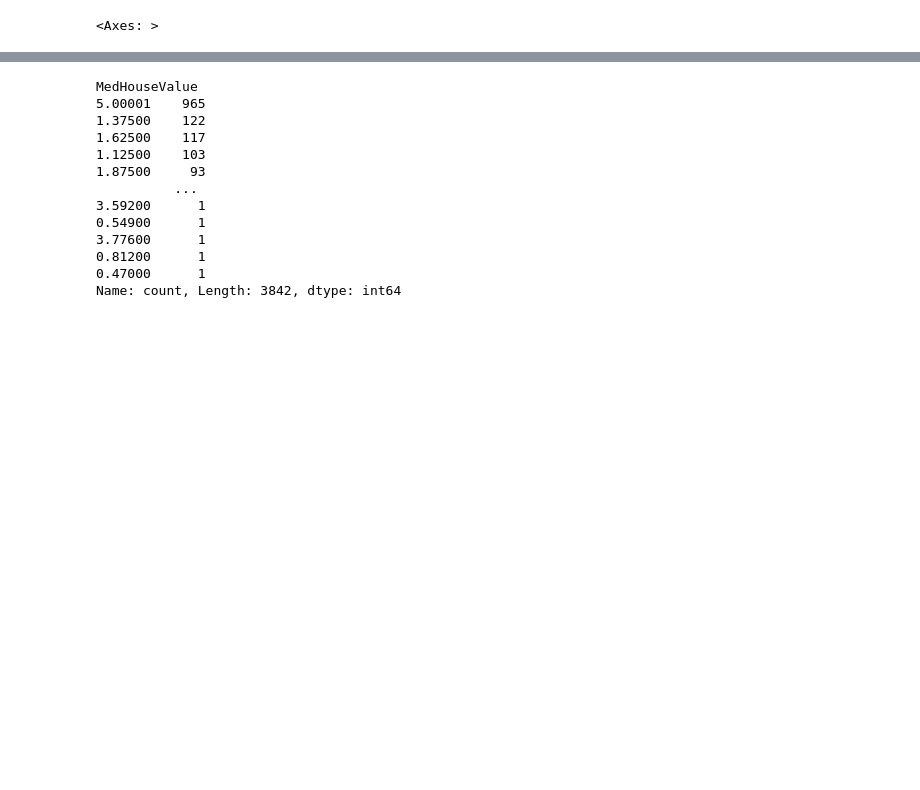
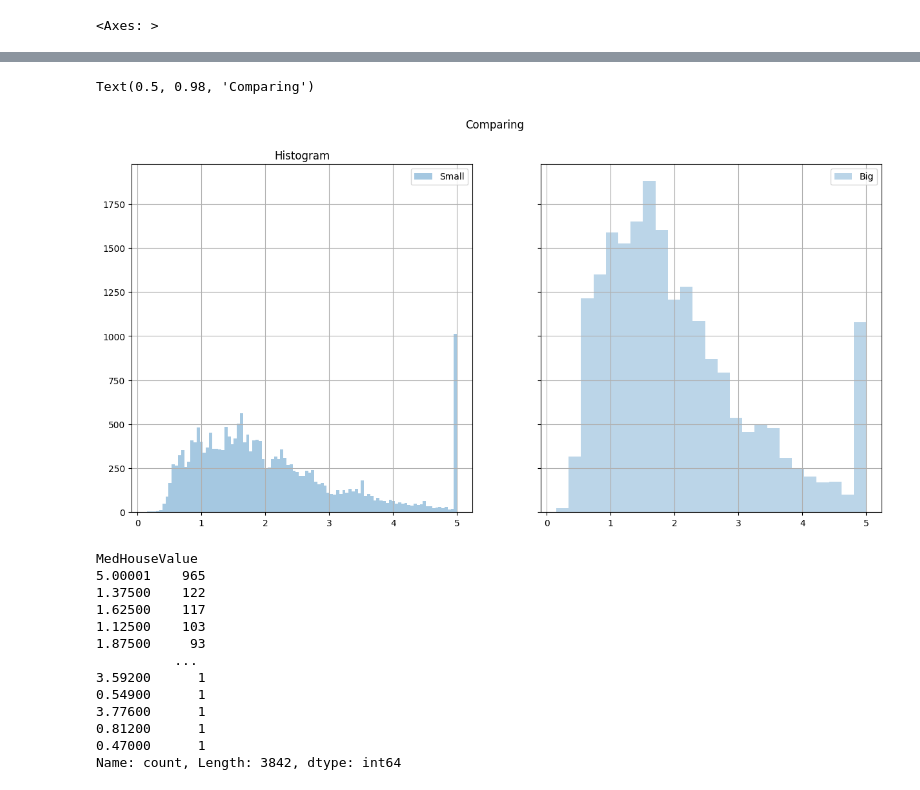
Before and after one commit to bipin-a/aidi-1100, a Jupyter notebook: lecture_material/Week6.ipynb, the cells around one changed output, grey strips where cells are left out. Drawn from its saved outputs; the diff is of its cells as text; code cells hidden in the pictures; blank space fills up the shorter version.

```diff
--- a/lecture_material/Week6.ipynb
+++ b/lecture_material/Week6.ipynb
@@ -459,3 +543,35 @@ fig.legend()
+# %%
+fig, axes = plt.subplots(
+    1,2,
+    figsize=(15,7),
+    sharey=True,
+)
+
+data_df['MedHouseValue'].hist(
+    bins=100,
+    ax=axes[0],
+    alpha = 0.4, # Opacity
+    label='Small', # Label on the legend
+)
+
+axes[0].legend() # Enable legend directly on the axis
+
+data_df['MedHouseValue'].hist(
+    bins=25,
+    alpha = 0.3,
+    ax=axes[1], # Forcing plotting of both pd.Series on the same axis
+    label='Big',
+)
+
+
+axes[1].legend() # Enable legend directly on the axis
+
+axes[0].set_title("Histogram")
+
+fig.suptitle("Comparing") # Superior Title
+# %% [output]
+Text(0.5, 0.98, 'Comparing')
+[figure, added]
 # %%
 data_df['MedHouseValue'].value_counts()
 # %% [output]
```
Also changed, not shown: parts of 77 cells of this notebook.
